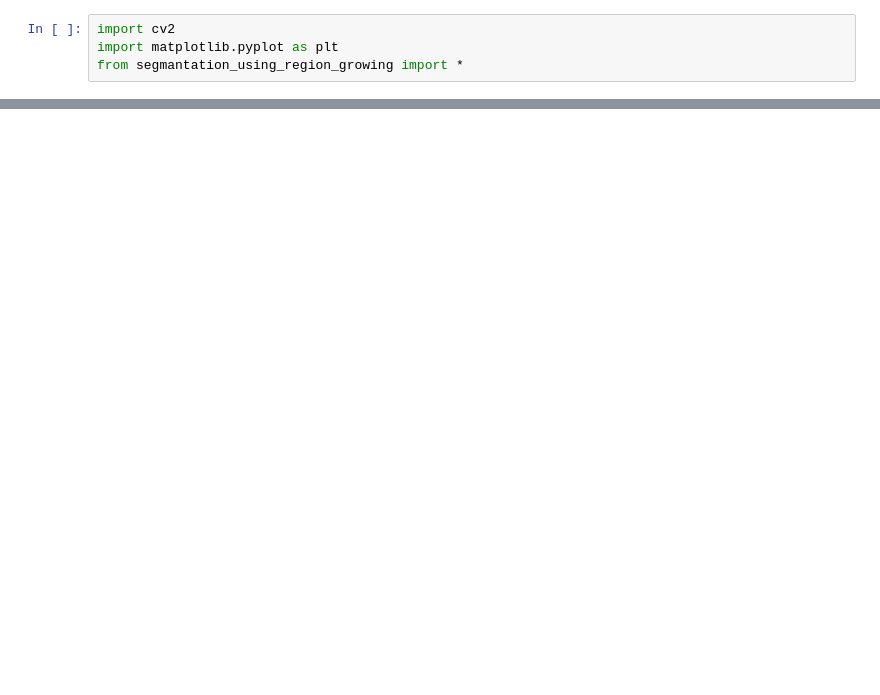
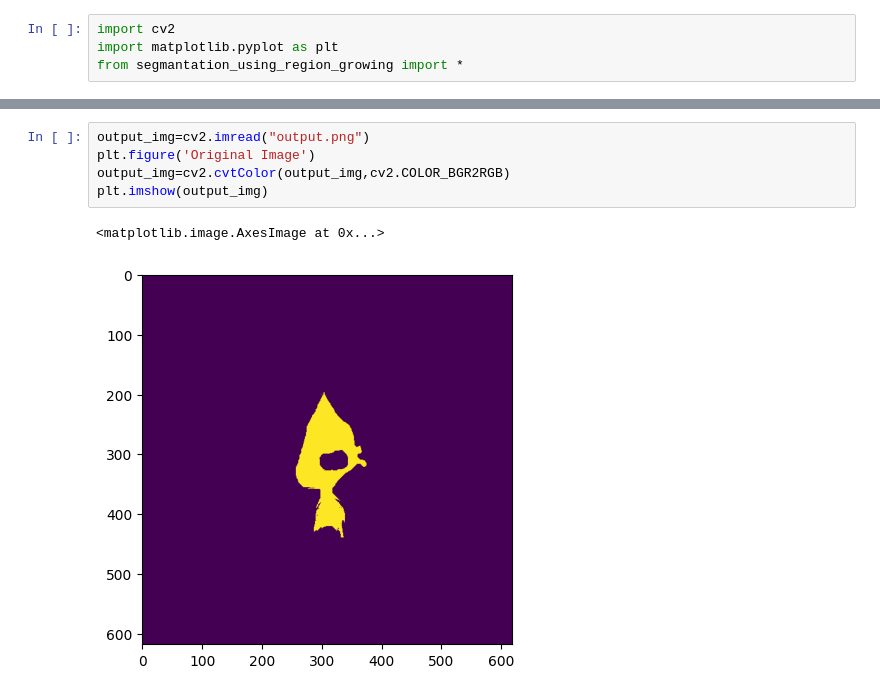
Before and after one commit to Ahmed-ashraf-456/Image_segmentation, a Jupyter notebook: main.ipynb, the cells around one changed output, grey strips where cells are left out. Cells and saved outputs as stored; diff of their text form; blank space fills up the shorter version.

```diff
--- a/main.ipynb
+++ b/main.ipynb
@@ -18,3 +18,11 @@ plt.imshow(segmented_RegGrow)
 # %% [output]
 <matplotlib.image.AxesImage at 0x...>
 [figure]
+# %%
+output_img=cv2.imread("output.png")
+plt.figure('Original Image')
+output_img=cv2.cvtColor(output_img,cv2.COLOR_BGR2RGB)
+plt.imshow(output_img)
+# %% [output]
+<matplotlib.image.AxesImage at 0x...>
+[figure, added]
```
Also changed, not shown: parts of 2 cells of this notebook, 4 other files.
